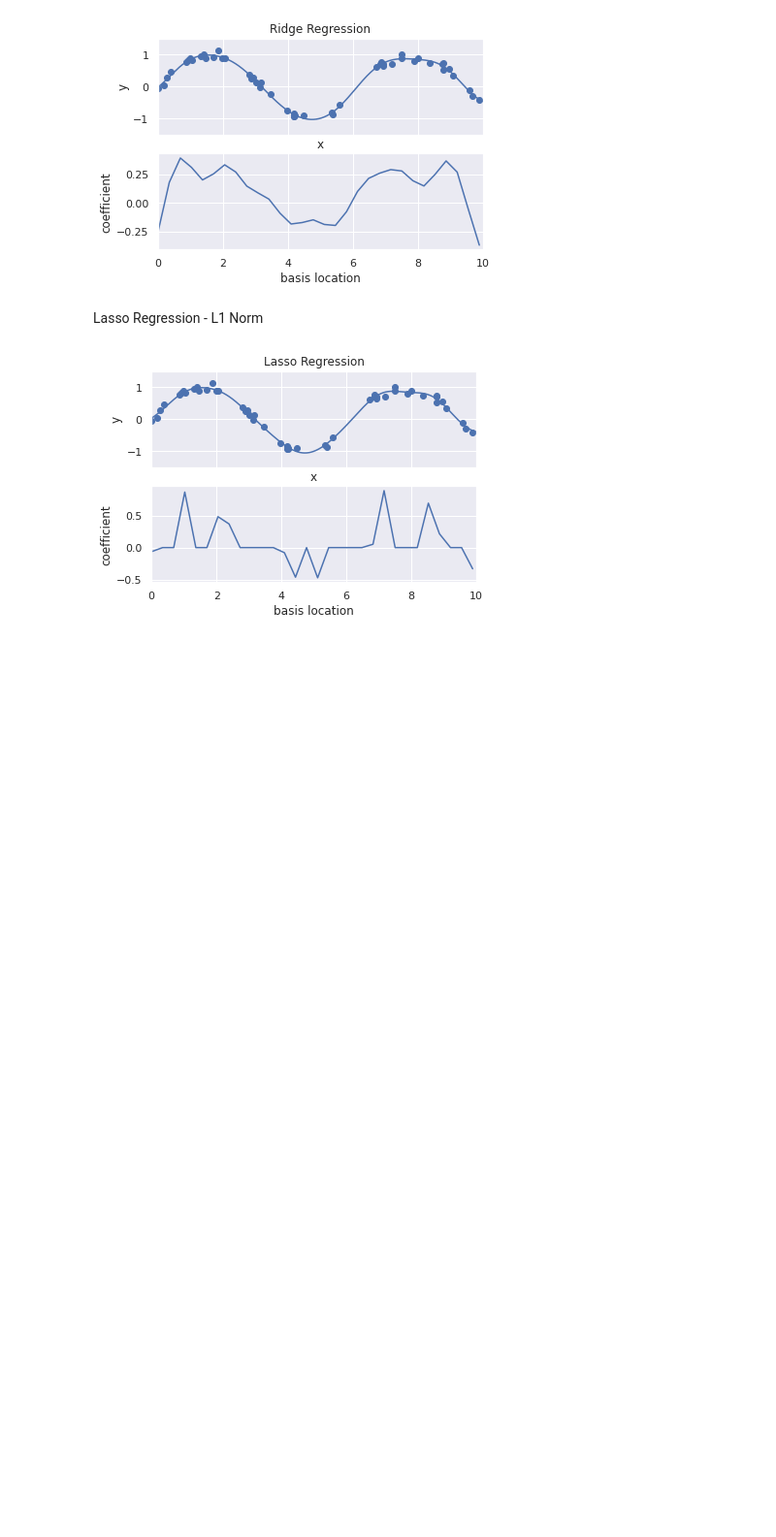
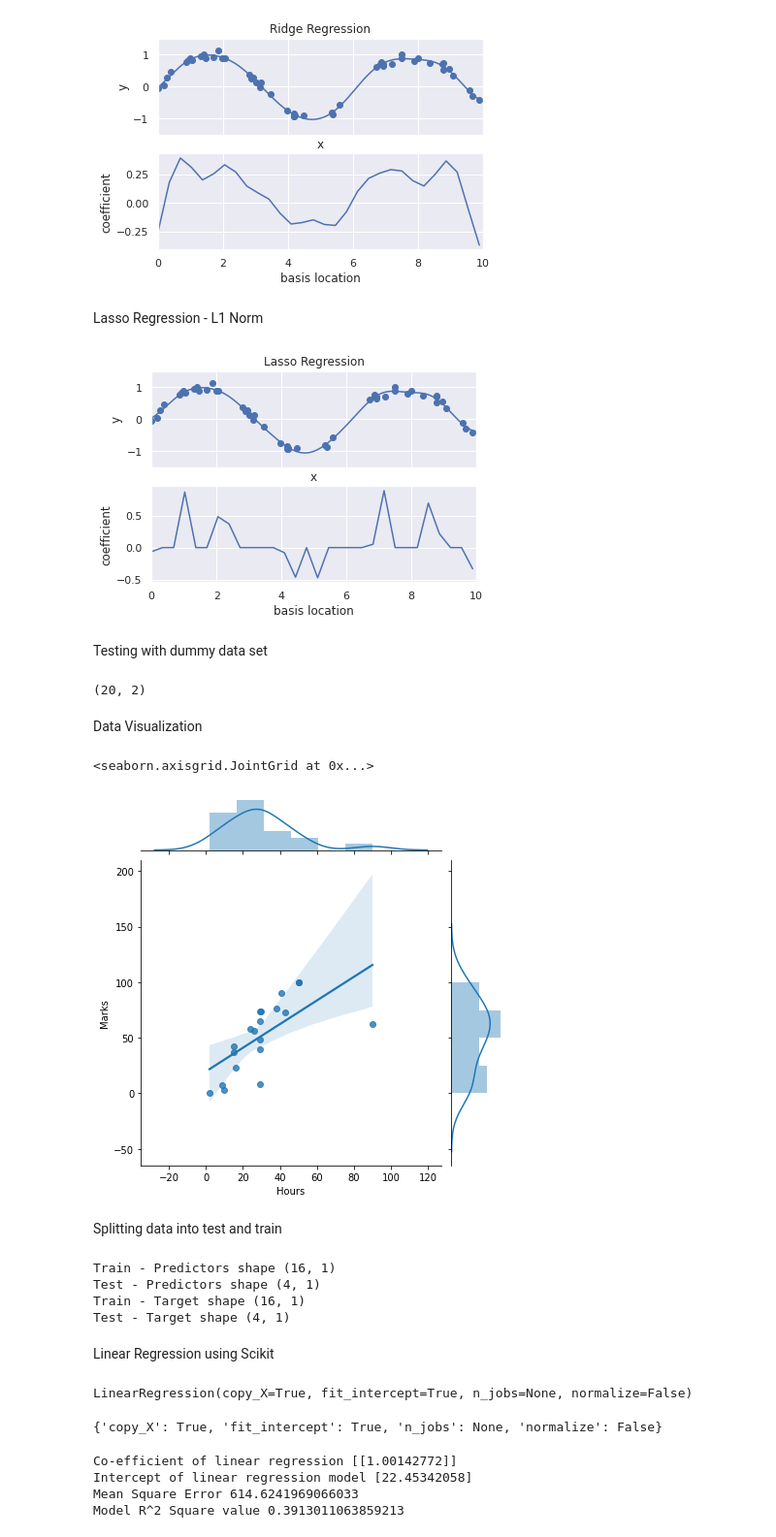
Before and after one commit to chandra-sekar-1983/RegressionAnalysis, a Jupyter notebook: LinearRegression.ipynb, the cells around one changed output. Shown: that part at 97% size. Drawn from its saved outputs; the diff is of its cells as text; code cells hidden in the pictures; blank space fills up the shorter version.

```diff
--- a/LinearRegression.ipynb
+++ b/LinearRegression.ipynb
@@ -232,3 +232,23 @@ model = make_pipeline(GaussianFeatures(30), Lasso(alpha=0.001))
 basis_plot(model, title='Lasso Regression')
 # %% [output]
 [figure]
+# %% [markdown]
+Testing with dummy data set
+# %%
+import pandas as pd
+students = {'Hours': [29, 9, 29, 38, 16, 26, 50, 10, 30, 29, 43, 2, 90, 15, 29, 29, 41, 15, 24, 50],
+            'Marks': [65, 7, 8, 76, 23, 56, 100, 3, 74, 48, 73, 0, 62, 37, 74, 40, 90, 42, 58, 100]}
+
+df=pd.DataFrame.from_dict(students)
+# %%
+df.shape
+# %% [output]
+(20, 2)
+# %% [markdown]
+Data Visualization
+# %%
+import seaborn as sns
+sns.jointplot(x=df['Hours'], y=df['Marks'], data=df, kind='reg')
+# %% [output]
+<seaborn.axisgrid.JointGrid at 0x...>
+[figure, added]
@@ -234,0 +264,33 @@ basis_plot(model, title='Lasso Regression')
+# %% [markdown]
+Splitting data into test and train
+# %%
+
+x_train, x_test, y_train, y_test = train_test_split(df['Hours'], df['Marks'], test_size=0.2, random_state=42)
+x_train = x_train.values
+x_test = x_test.values
+y_train = y_train.values
+y_test = y_test.values
+
+x_train = np.reshape(x_train, (-1,1))
+x_test = np.reshape(x_test, (-1,1))
+y_train = np.reshape(y_train, (-1,1))
+y_test = np.reshape(y_test, (-1,1))
+print('Train - Predictors shape', x_train.shape)
+print('Test - Predictors shape', x_test.shape)
+print('Train - Target shape', y_train.shape)
+print('Test - Target shape', y_test.shape)
+x_test=x_train
+y_test=y_train
+# %% [output]
+Train - Predictors shape (16, 1)
+Test - Predictors shape (4, 1)
+Train - Target shape (16, 1)
+Test - Target shape (4, 1)
+# %% [markdown]
+Linear Regression using Scikit
+# %%
+cls = linear_model.LinearRegression()
+#Fit method is used for fitting your training data into the model
+cls.fit(x_train,y_train)
+# %% [output]
+LinearRegression(copy_X=True, fit_intercept=True, n_jobs=None, normalize=False)
@@ -234,0 +299,15 @@ basis_plot(model, title='Lasso Regression')
+# %%
+cls.get_params()
+# %% [output]
+{'copy_X': True, 'fit_intercept': True, 'n_jobs': None, 'normalize': False}
+# %%
+print('Co-efficient of linear regression',cls.coef_)
+
+print('Intercept of linear regression model',cls.intercept_)
+print('Mean Square Error', metrics.mean_squared_error(y_test, prediction))
+print('Model R^2 Square value', metrics.r2_score(y_test, prediction))
+# %% [output]
+Co-efficient of linear regression [[1.00142772]]
+Intercept of linear regression model [22.45342058]
+Mean Square Error 614.6241969066033
+Model R^2 Square value 0.3913011063859213
```
Also changed, not shown: parts of 4 cells of this notebook.
